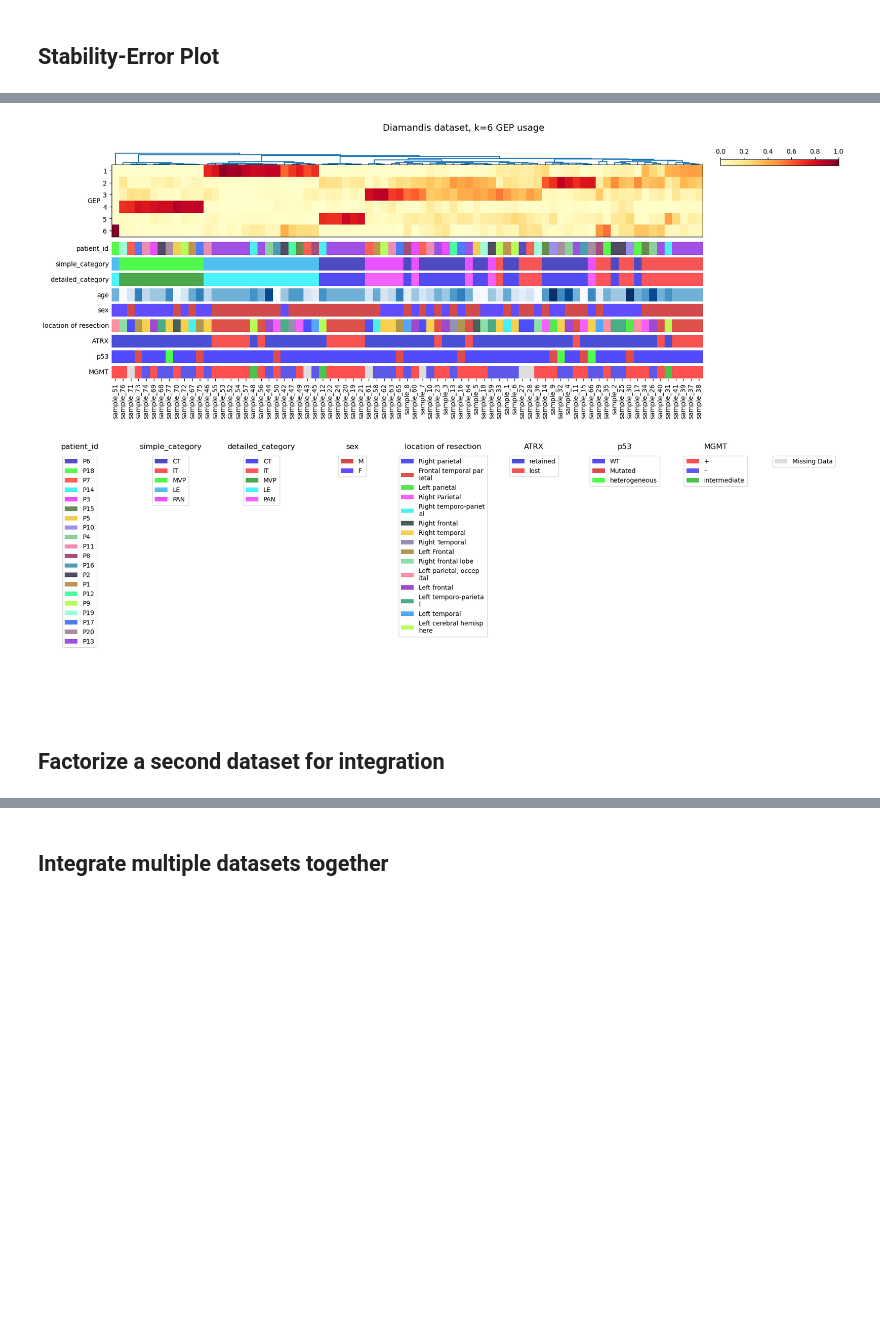
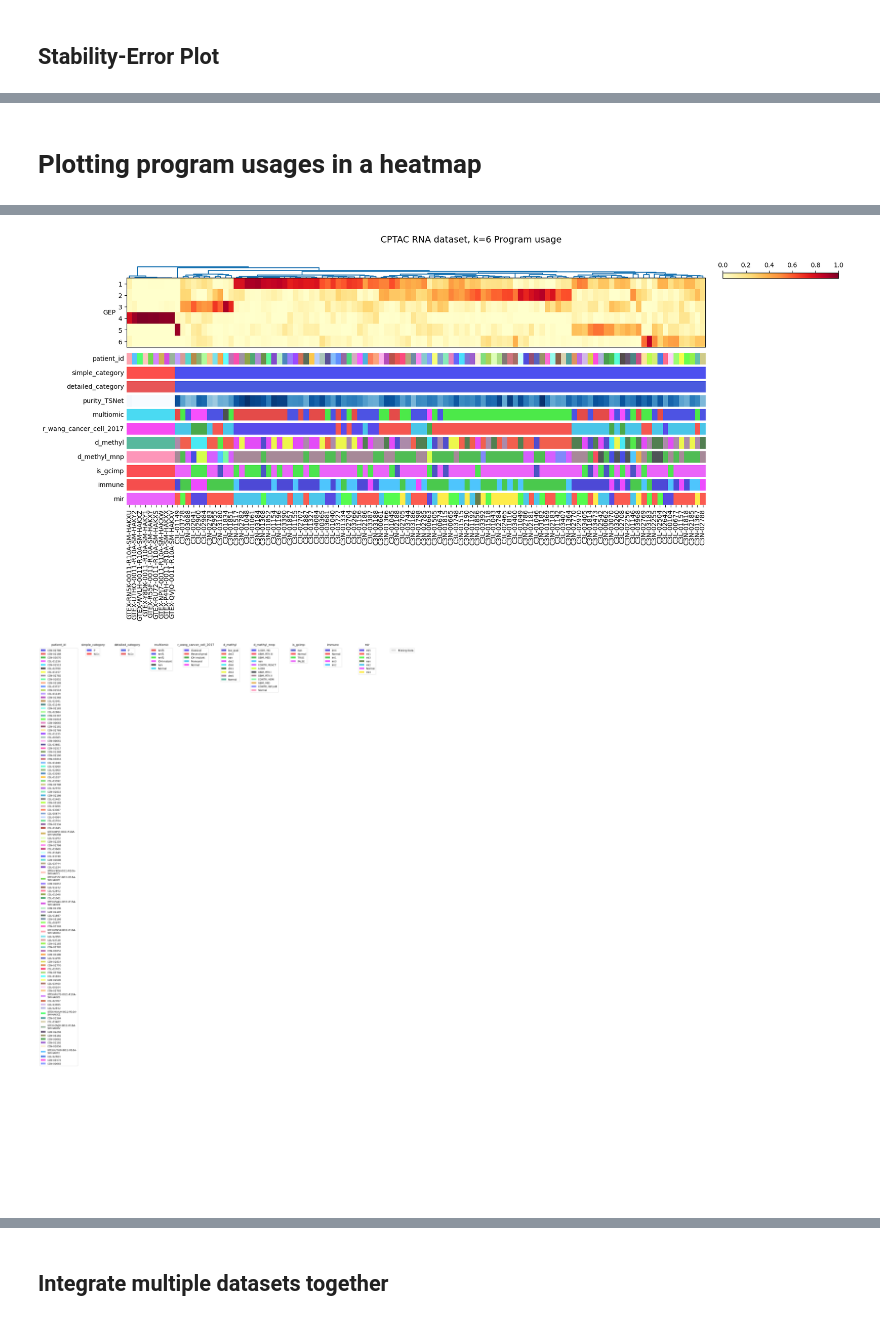
Before and after one commit to MorrissyLab/mosaicMPI, a Jupyter notebook: tutorial/tutorial.ipynb, the cells around one changed output, grey strips where cells are left out. Saved outputs shown, nothing was run; the diff lists cells and outputs as text; code cells hidden in the pictures; blank space fills up the shorter version.

```diff
--- a/tutorial/tutorial.ipynb
+++ b/tutorial/tutorial.ipynb
@@ -25,0 +20,5 @@ diamandis = cn.Dataset.from_h5ad("diamandis.h5ad", patient_id_col="patient_id")
+# %%
+# write to .h5ad file
+rna.write_h5ad("rna.h5ad")
+# read from .h5ad file
+rna = cn.Dataset.from_h5ad("rna.h5ad")
@@ -74,13 +64,12 @@ Name: selected, dtype: int64
 ## Factorization
 # %%
 cnmf_results_dir = "cnmf_results"
-run_name = "diamandis"
+run_name = "rna"
 # by default, k=2-60 is run with n_iter=200. For this demo, we will speed it up by drastically subsetting.
-kvals = [2, 3, 4, 5, 6, 7, 8, 9, 10, 15, 20]
 kvals = [2, 3 ,4, 5, 6, 7, 8]
 n_iter = 10
 
-cnmf_run = diamandis.initialize_cnmf(output_dir=cnmf_results_dir, name=run_name, kvals=kvals, n_iter=n_iter)
+cnmf_run = rna.initialize_cnmf(cnmf_output_dir=cnmf_results_dir, cnmf_name=run_name, kvals=kvals, n_iter=n_iter)
 
 
 # these steps take long
@@ -89,5 +78,5 @@ cnmf_run.factorize(verbose=False)
 cnmf_run.postprocess()
 
 # Merges cNMF results into the `Dataset` object
-diamandis.add_cnmf_results(cnmf_output_dir=cnmf_results_dir, cnmf_name=run_name)
-diamandis.write_h5ad("diamandis.h5ad")  # overwrite original file
+rna.add_cnmf_results(cnmf_output_dir=cnmf_results_dir, cnmf_name=run_name)
+rna.write_h5ad("rna.h5ad")  # overwrite original file
@@ -121,11 +122,13 @@ diamandis.get_usages()
+# %% [markdown]
+# Plotting program usages in a heatmap
 # %%
-colors = cn.Colors.from_dataset(diamandis, pastel_factor=0.4)  # create distinct colors for metadata tracks
+colors = cn.Colors.from_dataset(rna, pastel_factor=0.4)  # create distinct colors for metadata tracks
 
 
-fig = cn.plot_usage_heatmap(diamandis, k=6, colors=colors,
-                                     title="Diamandis dataset, k=6 GEP usage")
+fig = cn.plot_usage_heatmap(rna, k=6, colors=colors,
+                                     title="CPTAC RNA dataset, k=6 Program usage")
 fig.savefig("k6_usages_heatmap.pdf")
 
 fig_legend = colors.plot_metadata_colors_legend()
-fig.savefig("diamandis_metadata_colors_legend.pdf")
+fig.savefig("rna_metadata_colors_legend.pdf")
 # %% [output]
@@ -140,4 +145,2 @@ fig.savefig("diamandis_metadata_colors_legend.pdf")
-[figure, old version]
+[figure, new version]
-[figure, old version]
+[figure, new version]
-# %% [markdown]
-## Factorize a second dataset for integration
```
Also changed, not shown: parts of 68 cells of this notebook, 18 other files.
